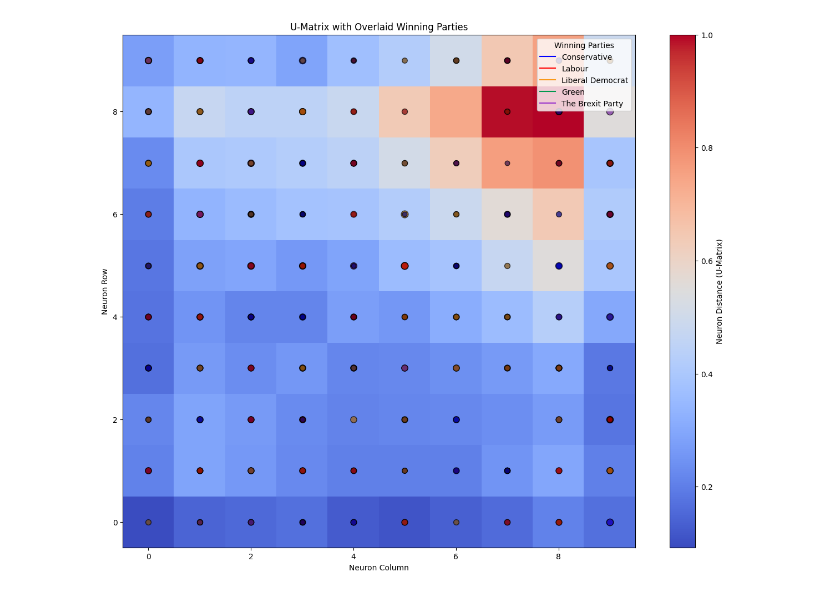
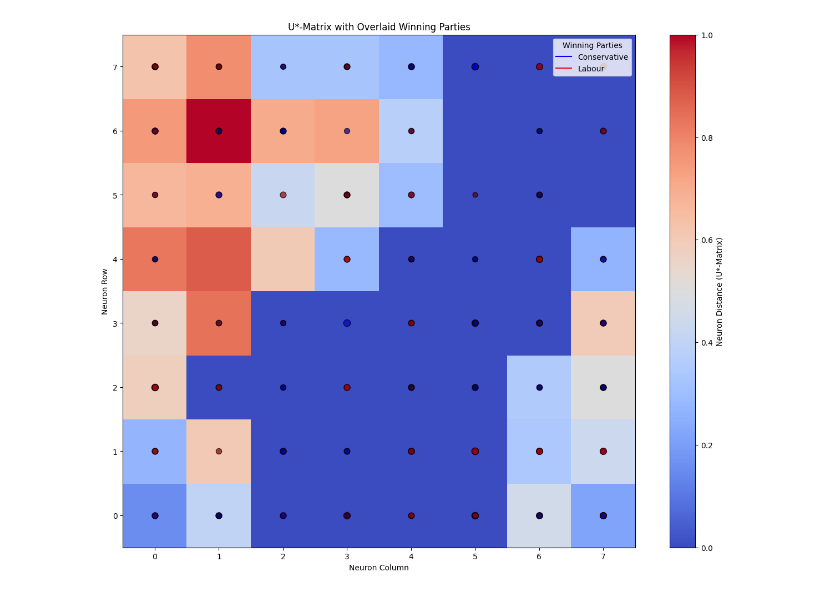
Before and after one commit to AmonTonui/Final_Year_Project, a Jupyter notebook: age1SOM.ipynb, the cells around one changed output. Drawn from its saved outputs; the diff is of its cells as text; code cells hidden in the pictures.

Commit message:
Implementations of the U*-matrix and bug fixes

```diff
--- a/age1SOM.ipynb
+++ b/age1SOM.ipynb
@@ -37,20 +37,23 @@ from sklearn.model_selection import train_test_split
 
 data = pd.read_csv("Agenormalized_with_winners_cleaned.csv")
 
+filtered_data = data[data['Winning Party'].isin(['Labour', 'Conservative'])]
+filtered_data = filtered_data.reset_index(drop=True)
+
 
 party_colors = {
     'Conservative': (0, 0, 1),    # Blue
     'Labour': (1, 0, 0),          # Red
-    'Liberal Democrat': (0.98, 0.6, 0.1),  # Orange
-    'Green': (0, 0.6, 0.3),         # Dark Green
-    'The Brexit Party': (0.6, 0.2, 0.8) #light blue
+    #'Liberal Democrat': (0.98, 0.6, 0.1),  # Orange
+    #'Green': (0, 0.6, 0.3),         # Dark Green
+    #'The Brexit Party': (0.6, 0.2, 0.8) #light blue
 
 }
 
 
 #Data with Labels that I will use to map the result clusters
 labeling_columns = ['Westminster Parliamentary constituencies', 'Winning Party', 'Winning Vote Share']
-features = data.drop(columns=labeling_columns)
+features = filtered_data.drop(columns=labeling_columns)
 
 #Feature Scaling
 # scaler = MinMaxScaler()
@@ -62,9 +65,10 @@ normalized_features = robust_scaler.fit_transform(features)
 
 
 normalized_df = pd.DataFrame(normalized_features, columns=features.columns)
-normalized_df[labeling_columns] = data[labeling_columns]
+normalized_df[labeling_columns] = filtered_data[labeling_columns]
 
 print(normalized_df.head())
 print(normalized_df.shape[0])
+print(normalized_df.isnull().sum())
 # %% [output]
    Aged 15 years and under  Aged 16 to 24 years  Aged 25 to 34 years  \
@@ -111,14 +115,33 @@ normalized_df['Neuron Col'] = [wn[1] for wn in winning_neurons]
 # %%
-#U-Matrix implementation
+#U*-Matrix plotting implementation(Combination of a density matrix and distance matrix)
+from scipy.ndimage import median_filter
 
-
+# This process was emulated from a cited paper within the report of the u*-matrix
 u_matrix = som.distance_map()
 #plotting the two dimensional grid
+density_matrix = np.zeros((n_neurons, m_neurons))
+
+for r, c in zip(normalized_df['Neuron Row'], normalized_df['Neuron Col']):
+    density_matrix[r, c] += 1  # Count occurrences
+
+# Normalize density values to avoid division errors
+density_matrix = median_filter(density_matrix, size=3)  # Avoid division by zero (Laplace smoothing)
+
+# Step 3: Compute the U*-Matrix
+min_p = np.min(density_matrix)
+mean_p = np.mean(density_matrix)
+
+if mean_p - min_p == 0:
+    scale_factor = np.ones_like(density_matrix)
+else:
+    scale_factor = (density_matrix - min_p) / (mean_p - min_p)
+u_star_matrix = u_matrix * scale_factor
+
+#plotting the two dimensional grid
 plt.figure(figsize=(16, 12))
-plt.title("U-Matrix with Overlaid Winning Parties")
-plt.imshow(u_matrix.T, cmap='coolwarm', origin='lower')
-plt.colorbar(label="Neuron Distance (U-Matrix)")
-
+plt.title("U*-Matrix with Overlaid Winning Parties")
+plt.imshow(u_star_matrix.T, cmap='coolwarm', origin='lower', vmin=0, vmax=1)
+plt.colorbar(label="Neuron Distance (U*-Matrix)")
 # Overlayying the winning parties on the grid
 for _, row in normalized_df.iterrows():
     neuron_row, neuron_col = row['Neuron Row'], row['Neuron Col']
@@ -133,33 +156,61 @@ for _, row in normalized_df.iterrows():
                     neuron_row, #+ 0.3 * np.random.rand(),
                     s=vote_share * 100,
                     color=adjusted_color,
                     alpha=0.7, edgecolors='k')
 
 # Add legend
 legend_elements = [Line2D([0], [0], color=color, label=party, markersize=10)
                    for party, color in party_colors.items()]
 plt.legend(handles=legend_elements, loc='upper right', title="Winning Parties")
 plt.xlabel("Neuron Column")
 plt.ylabel("Neuron Row")
 plt.show()
 
 for feature_name in features.columns:
     feature_index = features.columns.get_loc(feature_name)
     feature_plane = som.get_weights()[:, :, feature_index]
 
     plt.figure(figsize=(8, 6))
     plt.imshow(feature_plane, cmap='Greys', origin='lower', alpha=0.7)
     plt.colorbar(label=feature_name)
-    plt.title(f"Feature Plane for {feature_name} with Winning Parties")
+    plt.title(f"Feature Plane for {features.columns[feature_index]} with Winning Parties")
     plt.xlabel("Neuron Column")
     plt.ylabel("Neuron Row")
 
     for index, row in normalized_df.iterrows():
         neuron_row, neuron_col = row['Neuron Row'], row['Neuron Col']
         winning_party = row['Winning Party']
         if winning_party in party_colors:
-          plt.scatter(neuron_col, neuron_row, color=party_colors.get(winning_party, 'gray'), marker='o', s=20)
+          plt.scatter(neuron_col, neuron_row, color=party_colors.get(winning_party, 'gray'), marker='o', s=50)
 
     plt.show()
+
+# Neuron-Constituency Mapping for cluster analysis and understanding
+neuron_constituency_map = {}
+for index, row in normalized_df.iterrows():
+    neuron = (row['Neuron Row'], row['Neuron Col'])
+    constituency = row['Westminster Parliamentary constituencies']
+    if neuron not in neuron_constituency_map:
+        neuron_constituency_map[neuron] = []
+    neuron_constituency_map[neuron].append(constituency)
+
+# Print the constituencies mapped to each neuron (optional)
+for neuron, constituencies in neuron_constituency_map.items():
+    print(f"Neuron {neuron}: {constituencies}")
+
+
+
+
+normalized_df['Neuron'] = list(zip(normalized_df['Neuron Row'], normalized_df['Neuron Col']))
+# Party Distribution of the winning neurons with its vote share dataset for analysis
+grouped = normalized_df.groupby("Neuron").agg({
+    'Winning Party': lambda x: x.value_counts().to_dict(),
+    'Winning Vote Share': 'mean',
+}).rename(columns={
+    'Winning Party': 'Party Distribution',
+    'Winning Vote Share': 'Avg Vote Share',
+})
+
+print(grouped.head())
 # %% [output]
-[figure, old version]
+[figure, new version]
```
Also changed, not shown: parts of 4 cells of this notebook.
